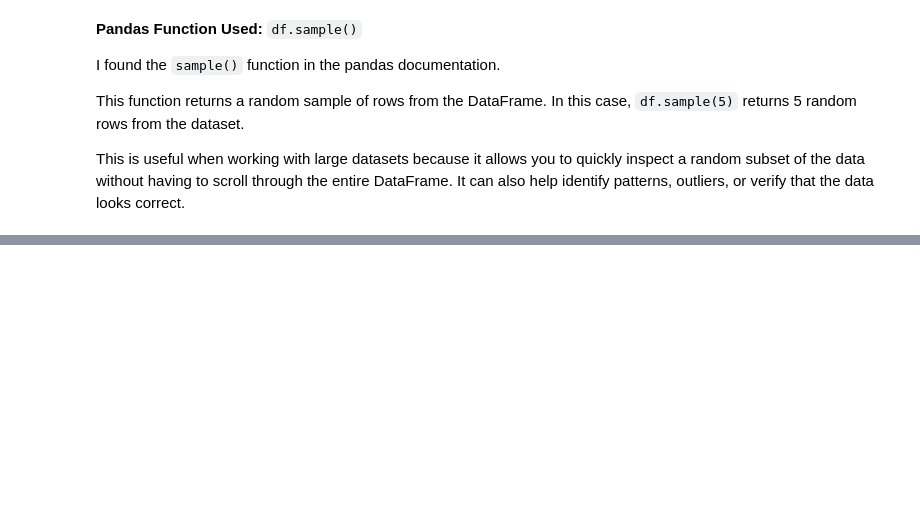
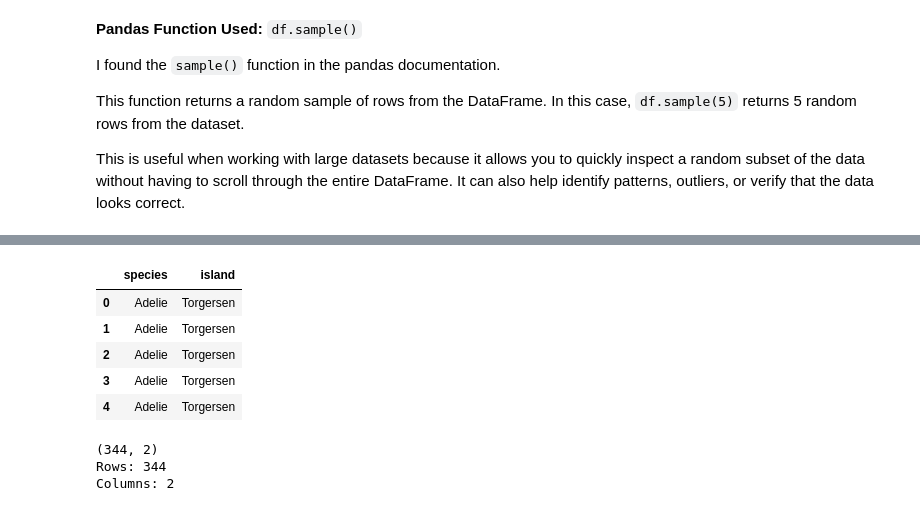
Before and after one commit to kimiya-attar/kimiya, a Jupyter notebook: homework8/homework8.ipynb, the cells around one changed output, grey strips where cells are left out. Drawn from its saved outputs; the diff is of its cells as text; code cells hidden in the pictures; blank space fills up the shorter version.

```diff
--- a/homework8/homework8.ipynb
+++ b/homework8/homework8.ipynb
@@ -91,0 +109,18 @@ This is useful when working with large datasets because it allows you to quickly
+# %%
+penguins_clean = penguins.dropna(axis=1)
+penguins_clean.head()
+# %% [output]
+|  | species | island |
+| 0 | Adelie | Torgersen |
+| 1 | Adelie | Torgersen |
+| 2 | Adelie | Torgersen |
+| 3 | Adelie | Torgersen |
+| 4 | Adelie | Torgersen |
+# %%
+print(penguins_clean.shape)
+print("Rows:", penguins_clean.shape[0])
+print("Columns:", penguins_clean.shape[1])
+# %% [output]
+(344, 2)
+Rows: 344
+Columns: 2
```
Also changed, not shown: parts of 10 cells of this notebook.
